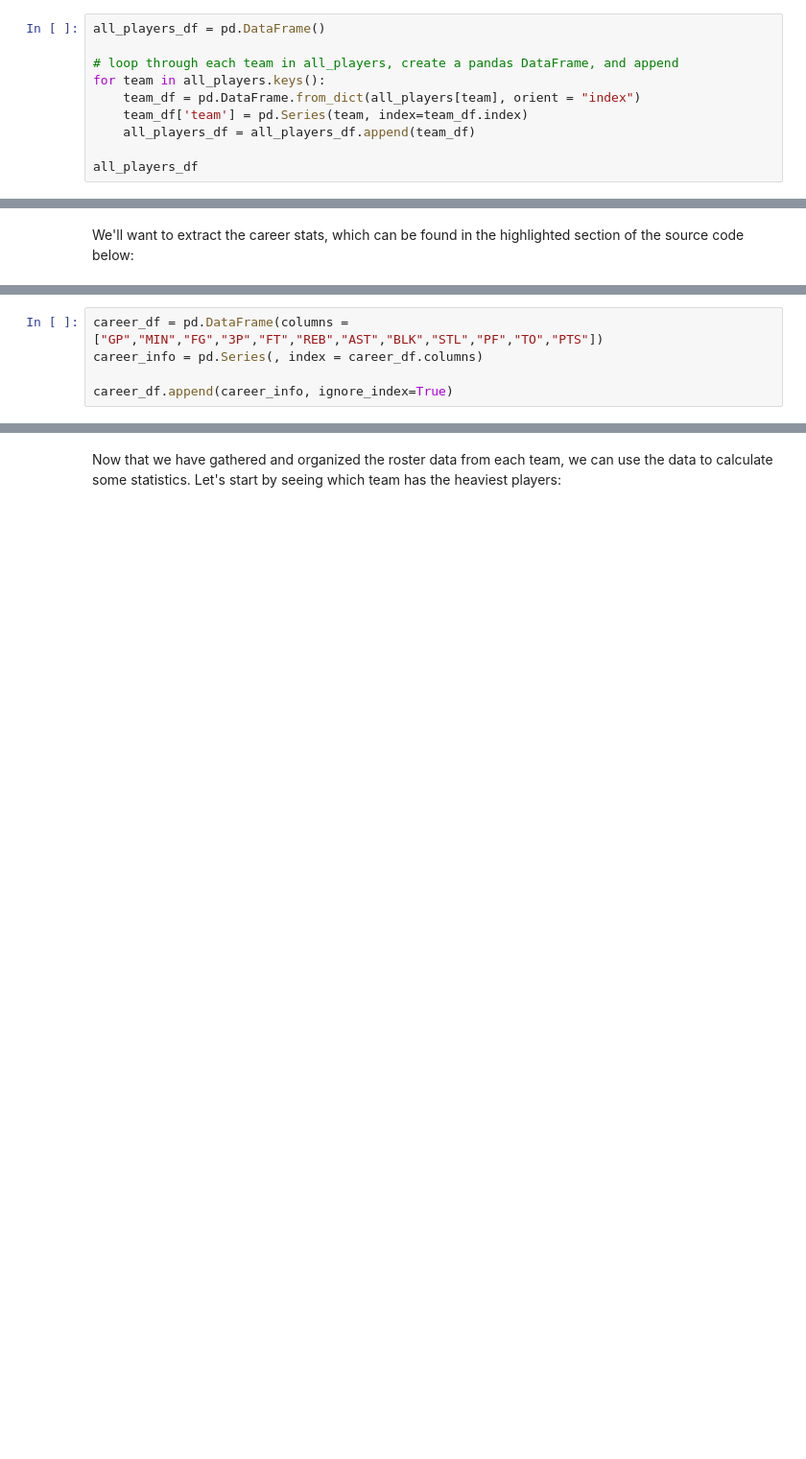
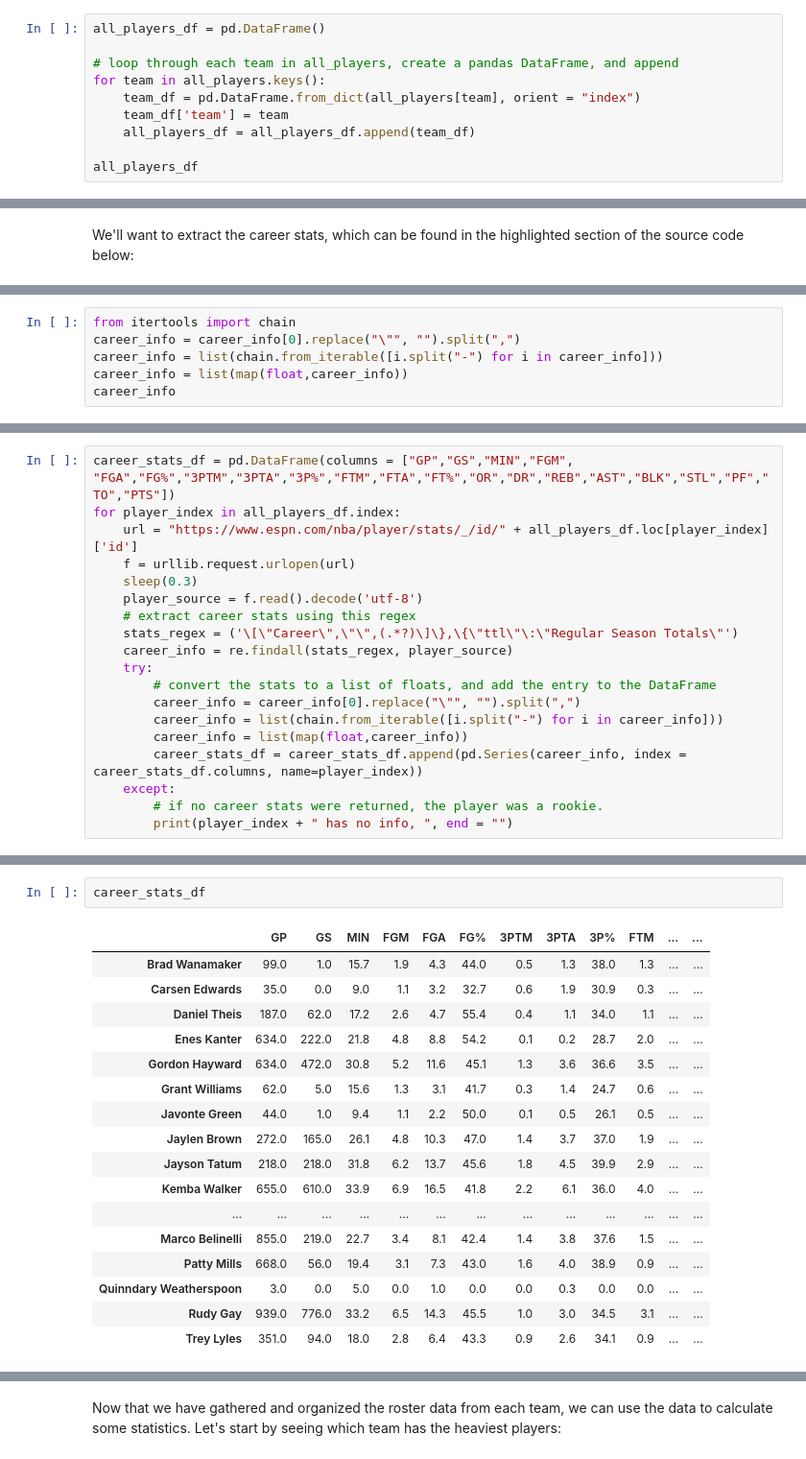
Before and after one commit to erilu/web-scraping-NBA-statistics, a Jupyter notebook: scrape-nba-salaries-notebook.ipynb, the cells around one changed output, grey strips where cells are left out. Shown at 96% size. Saved outputs shown, nothing was run; the diff lists cells and outputs as text; blank space fills up the shorter version.

Commit message:
scrape career averages and join dataframe

```diff
--- a/scrape-nba-salaries-notebook.ipynb
+++ b/scrape-nba-salaries-notebook.ipynb
@@ -228,7 +235,7 @@ all_players_df = pd.DataFrame()
 # loop through each team in all_players, create a pandas DataFrame, and append
 for team in all_players.keys():
     team_df = pd.DataFrame.from_dict(all_players[team], orient = "index")
-    team_df['team'] = pd.Series(team, index=team_df.index)
+    team_df['team'] = team
     all_players_df = all_players_df.append(team_df)
 
 all_players_df
@@ -296,5 +287,0 @@ career_info
-# %%
-career_df = pd.DataFrame(columns = ["GP","MIN","FG","3P","FT","REB","AST","BLK","STL","PF","TO","PTS"])
-career_info = pd.Series(, index = career_df.columns)
-
-career_df.append(career_info, ignore_index=True)
@@ -319,0 +290,6 @@ dtype: object
+# %%
+from itertools import chain
+career_info = career_info[0].replace("\"", "").split(",")
+career_info = list(chain.from_iterable([i.split("-") for i in career_info]))
+career_info = list(map(float,career_info))
+career_info
@@ -319,0 +298,19 @@ dtype: object
+# %%
+career_stats_df = pd.DataFrame(columns = ["GP","GS","MIN","FGM", "FGA","FG%","3PTM","3PTA","3P%","FTM","FTA","FT%","OR","DR","REB","AST","BLK","STL","PF","TO","PTS"])
+for player_index in all_players_df.index:
+    url = "https://www.espn.com/nba/player/stats/_/id/" + all_players_df.loc[player_index]['id']
+    f = urllib.request.urlopen(url)
+    sleep(0.3)
+    player_source = f.read().decode('utf-8')
+    # extract career stats using this regex
+    stats_regex = ('\[\"Career\",\"\",(.*?)\]\},\{\"ttl\"\:\"Regular Season Totals\"')
+    career_info = re.findall(stats_regex, player_source)
+    try:
+        # convert the stats to a list of floats, and add the entry to the DataFrame
+        career_info = career_info[0].replace("\"", "").split(",")
+        career_info = list(chain.from_iterable([i.split("-") for i in career_info]))
+        career_info = list(map(float,career_info))
+        career_stats_df = career_stats_df.append(pd.Series(career_info, index = career_stats_df.columns, name=player_index))
+    except:
+        # if no career stats were returned, the player was a rookie.
+        print(player_index + " has no info, ", end = "")
@@ -319,0 +321,20 @@ dtype: object
+# %%
+career_stats_df
+# %% [output]
+|  | GP | GS | MIN | FGM | FGA | FG% | 3PTM | 3PTA | 3P% | FTM | ... | ... |
+| Brad Wanamaker | 99.0 | 1.0 | 15.7 | 1.9 | 4.3 | 44.0 | 0.5 | 1.3 | 38.0 | 1.3 | ... | ... |
+| Carsen Edwards | 35.0 | 0.0 | 9.0 | 1.1 | 3.2 | 32.7 | 0.6 | 1.9 | 30.9 | 0.3 | ... | ... |
+| Daniel Theis | 187.0 | 62.0 | 17.2 | 2.6 | 4.7 | 55.4 | 0.4 | 1.1 | 34.0 | 1.1 | ... | ... |
+| Enes Kanter | 634.0 | 222.0 | 21.8 | 4.8 | 8.8 | 54.2 | 0.1 | 0.2 | 28.7 | 2.0 | ... | ... |
+| Gordon Hayward | 634.0 | 472.0 | 30.8 | 5.2 | 11.6 | 45.1 | 1.3 | 3.6 | 36.6 | 3.5 | ... | ... |
+| Grant Williams | 62.0 | 5.0 | 15.6 | 1.3 | 3.1 | 41.7 | 0.3 | 1.4 | 24.7 | 0.6 | ... | ... |
+| Javonte Green | 44.0 | 1.0 | 9.4 | 1.1 | 2.2 | 50.0 | 0.1 | 0.5 | 26.1 | 0.5 | ... | ... |
+| Jaylen Brown | 272.0 | 165.0 | 26.1 | 4.8 | 10.3 | 47.0 | 1.4 | 3.7 | 37.0 | 1.9 | ... | ... |
+| Jayson Tatum | 218.0 | 218.0 | 31.8 | 6.2 | 13.7 | 45.6 | 1.8 | 4.5 | 39.9 | 2.9 | ... | ... |
+| Kemba Walker | 655.0 | 610.0 | 33.9 | 6.9 | 16.5 | 41.8 | 2.2 | 6.1 | 36.0 | 4.0 | ... | ... |
+| ... | ... | ... | ... | ... | ... | ... | ... | ... | ... | ... | ... | ... |
+| Marco Belinelli | 855.0 | 219.0 | 22.7 | 3.4 | 8.1 | 42.4 | 1.4 | 3.8 | 37.6 | 1.5 | ... | ... |
+| Patty Mills | 668.0 | 56.0 | 19.4 | 3.1 | 7.3 | 43.0 | 1.6 | 4.0 | 38.9 | 0.9 | ... | ... |
+| Quinndary Weatherspoon | 3.0 | 0.0 | 5.0 | 0.0 | 1.0 | 0.0 | 0.0 | 0.3 | 0.0 | 0.0 | ... | ... |
+| Rudy Gay | 939.0 | 776.0 | 33.2 | 6.5 | 14.3 | 45.5 | 1.0 | 3.0 | 34.5 | 3.1 | ... | ... |
+| Trey Lyles | 351.0 | 94.0 | 18.0 | 2.8 | 6.4 | 43.3 | 0.9 | 2.6 | 34.1 | 0.9 | ... | ... |
```
Also changed, not shown: parts of 41 cells of this notebook, 7 other files.
